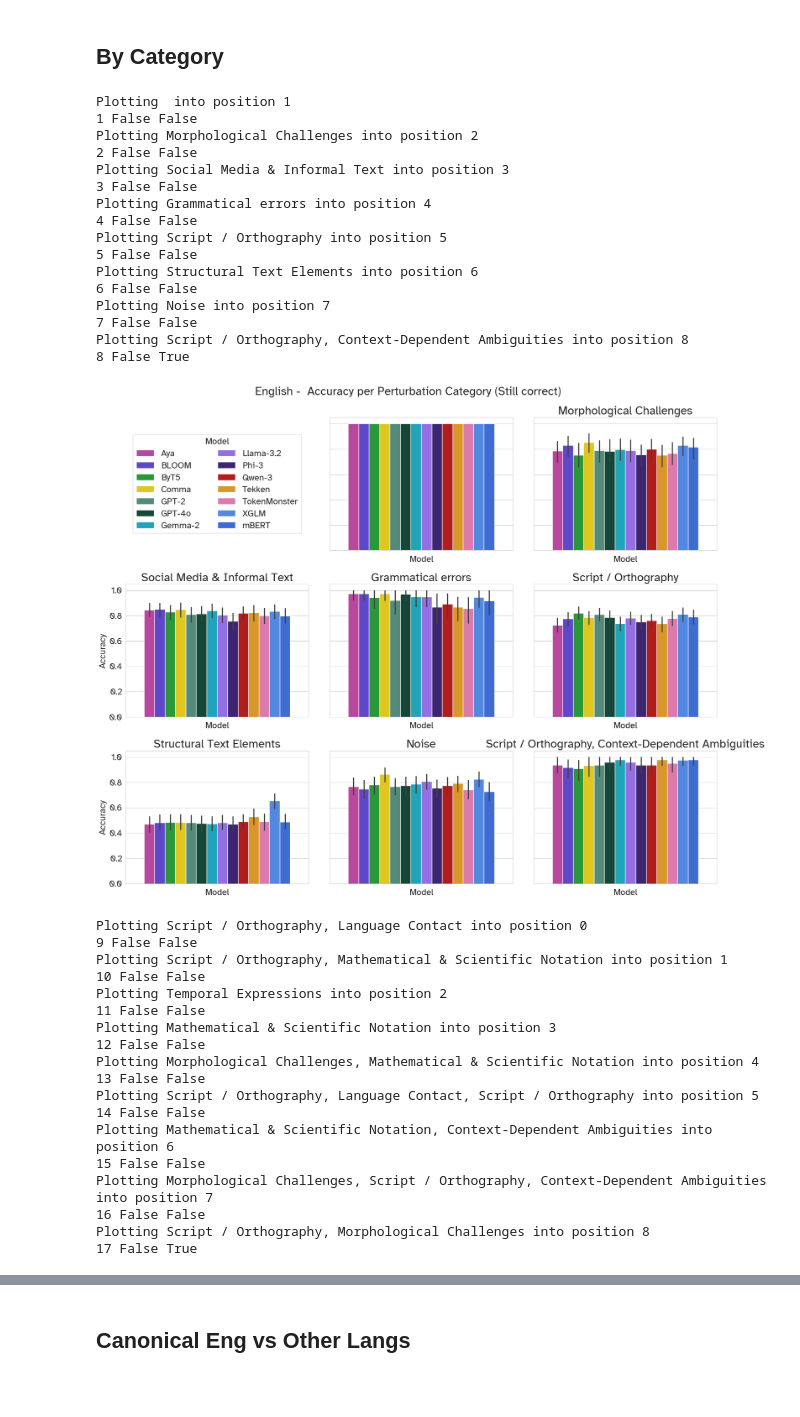
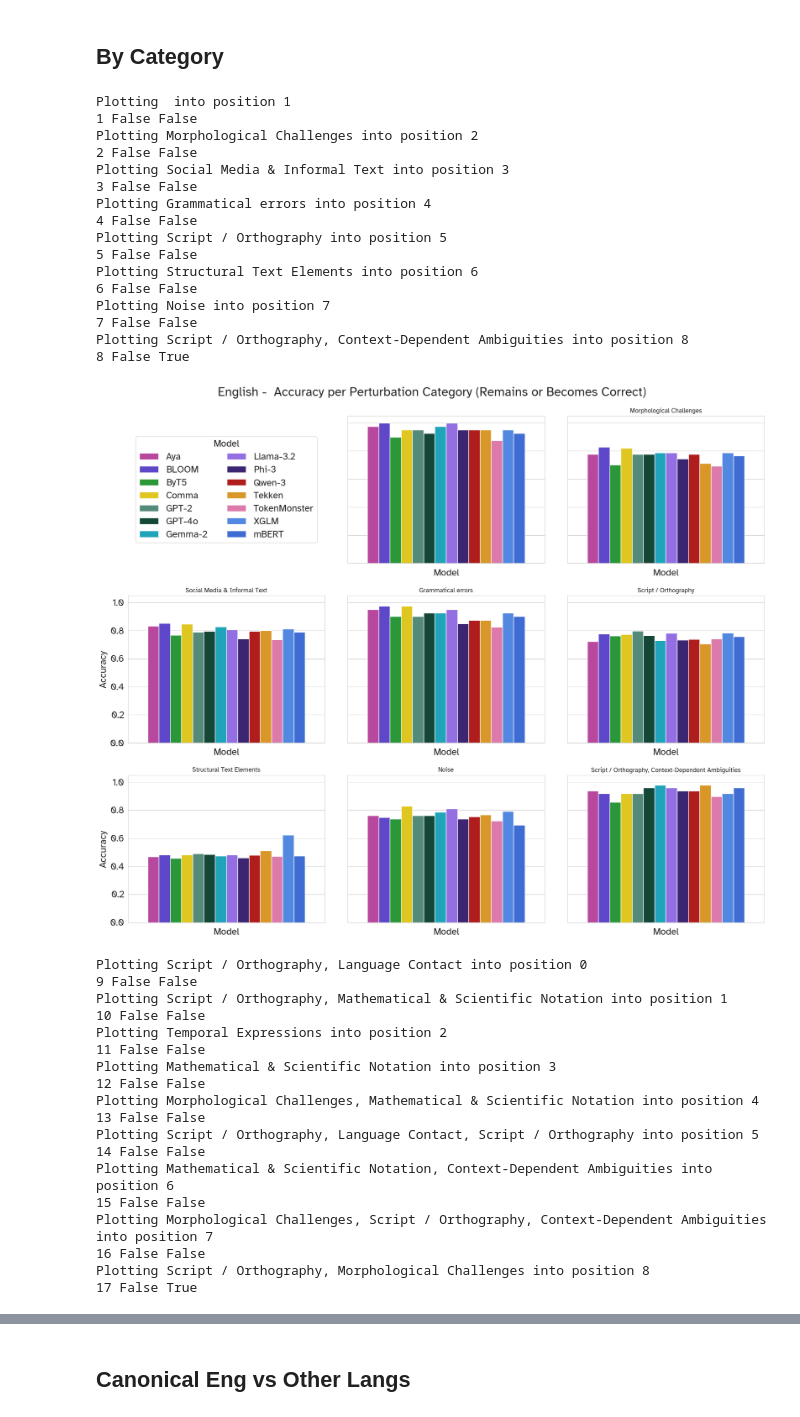
Before and after one commit to r-three/Tokenizers, a Jupyter notebook: notebooks/paper-benchmark-plots.ipynb, the cells around one changed output, grey strips where cells are left out. Cells and saved outputs as stored; diff of their text form; code cells hidden in the pictures; blank space fills up the shorter version.

```diff
--- a/notebooks/paper-benchmark-plots.ipynb
+++ b/notebooks/paper-benchmark-plots.ipynb
@@ -146,15 +146,15 @@ OUTPUT_DIR_ = Path("./output/prelim-results-v5")
 OUTPUT_DIR_ = Path("./output/paper-results-v5")
 
 # keeps set_id, model pairs that are correct for canonical
-suffix = "(Still correct)"
-only_keep_canonical_true = True
-keep_remains_or_becomes_correct = False
+# suffix = "(Still correct)"
+# only_keep_canonical_true = True
+# keep_remains_or_becomes_correct = False
+# only_keep_perturbed_true = False
+
+suffix = "(Remains or Becomes Correct)"
+only_keep_canonical_true = False
+keep_remains_or_becomes_correct = True
 only_keep_perturbed_true = False
-
-# suffix = "(Remains or Becomes Correct)"
-# only_keep_canonical_true = False
-# keep_remains_or_becomes_correct = True
-# only_keep_perturbed_true = False
 
 # suffix = "(Flipped to correct)"
 # only_keep_canonical_true = False
@@ -544,7 +544,7 @@ for i, task in enumerate(tasks, 1):
     tmp = samples[filter_]
     ax = axs[i % len(axs)]
     sns.barplot(
-        tmp, hue=PLOT_AXIS, y=METRIC,ax=ax, legend=i == 1, palette=palette
+        tmp, hue=PLOT_AXIS, y=METRIC,ax=ax, legend=i == 1, palette=palette, errorbar=None
     )
     ax.set_xlabel("Model")
     ax.set_ylabel(f"Accuracy")
@@ -727,12 +727,12 @@ for i, task in enumerate(tasks, 1):
     tmp = samples[filter_]
     ax = axs[i % len(axs)]
     sns.barplot(
-        tmp, hue=PLOT_AXIS, y=METRIC,ax=ax, legend=i == 1, palette=palette
+        tmp, hue=PLOT_AXIS, y=METRIC,ax=ax, legend=i == 1, palette=palette, errorbar=None
     )
     ax.set_xlabel("Model")
     ax.set_ylabel(f"Accuracy")
     title = task
-    ax.set_title(title)
+    ax.set_title(title, fontsize=12)
     # Check if we need to show the current figure
     is_last_task = i == len(tasks) + 1
     is_end_of_6 = (i + 1) % (nrows * ncols) == 0
@@ -759,34 +759,34 @@ for i, task in enumerate(tasks, 1):
         plt.show()
         fig, axs = get_new_fig(nrows=nrows, ncols=ncols, title=f"{title_pattern} Accuracy per Perturbation Category {suffix}")
         fig_cnt += 1
 # Hide any unused subplots if there are fewer than 6 tasks
 for j in range((len(tasks) + 1) % (ncols * nrows), ncols * nrows):
     axs[j].set_visible(False)
 
 # Adjust layout to prevent overlap
 plt.tight_layout()
 plt.savefig(OUTPUT_DIR/f"by_task_by_{PLOT_AXIS.lower()}_{METRIC}_{fig_cnt}.pdf", pad_inches=0, bbox_inches="tight")
 plt.show()
 
 print(accuracies_by_model)
 # %% [output]
 Plotting  into position 1
 1 False False
 Plotting Morphological Challenges into position 2
 2 False False
 Plotting Social Media & Informal Text into position 3
 3 False False
 Plotting Grammatical errors into position 4
 4 False False
 Plotting Script / Orthography into position 5
 5 False False
 Plotting Structural Text Elements into position 6
 6 False False
 Plotting Noise into position 7
 7 False False
 Plotting Script / Orthography, Context-Dependent Ambiguities into position 8
 8 False True
-[figure, old version]
+[figure, new version]
 Plotting Script / Orthography, Language Contact into position 0
 9 False False
 Plotting Script / Orthography, Mathematical & Scientific Notation into position 1
```
Also changed, not shown: parts of 18 cells of this notebook.
